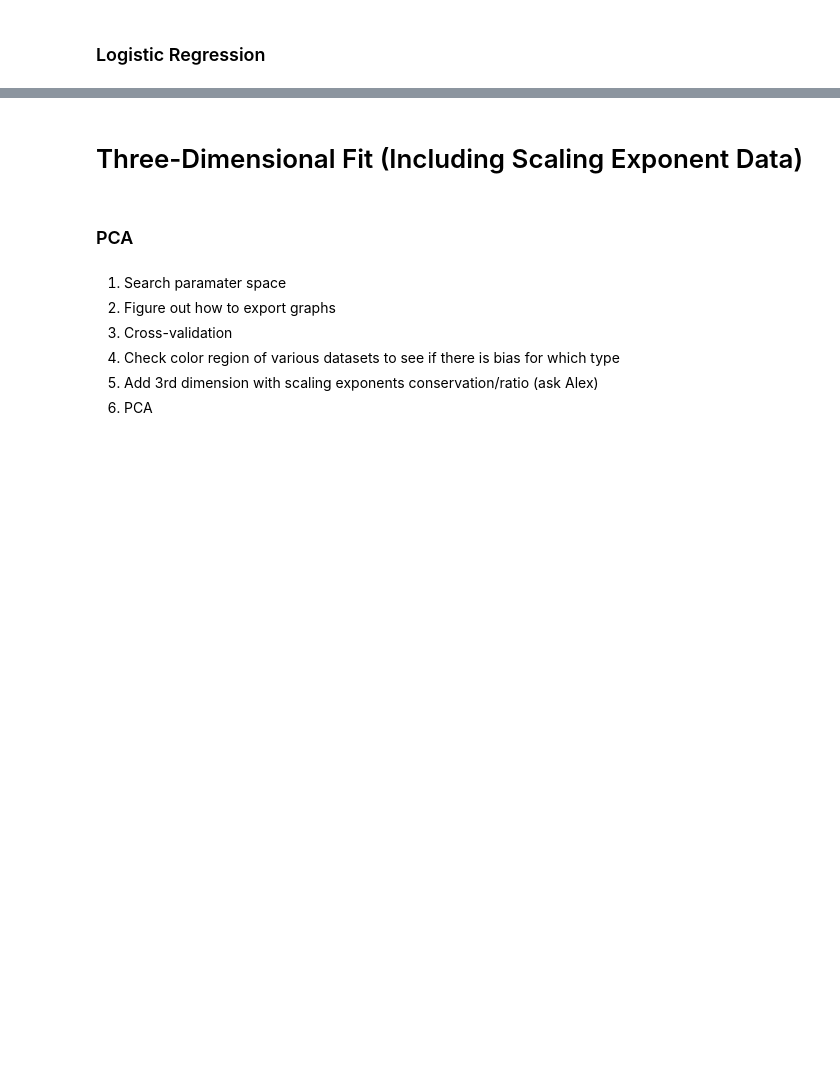
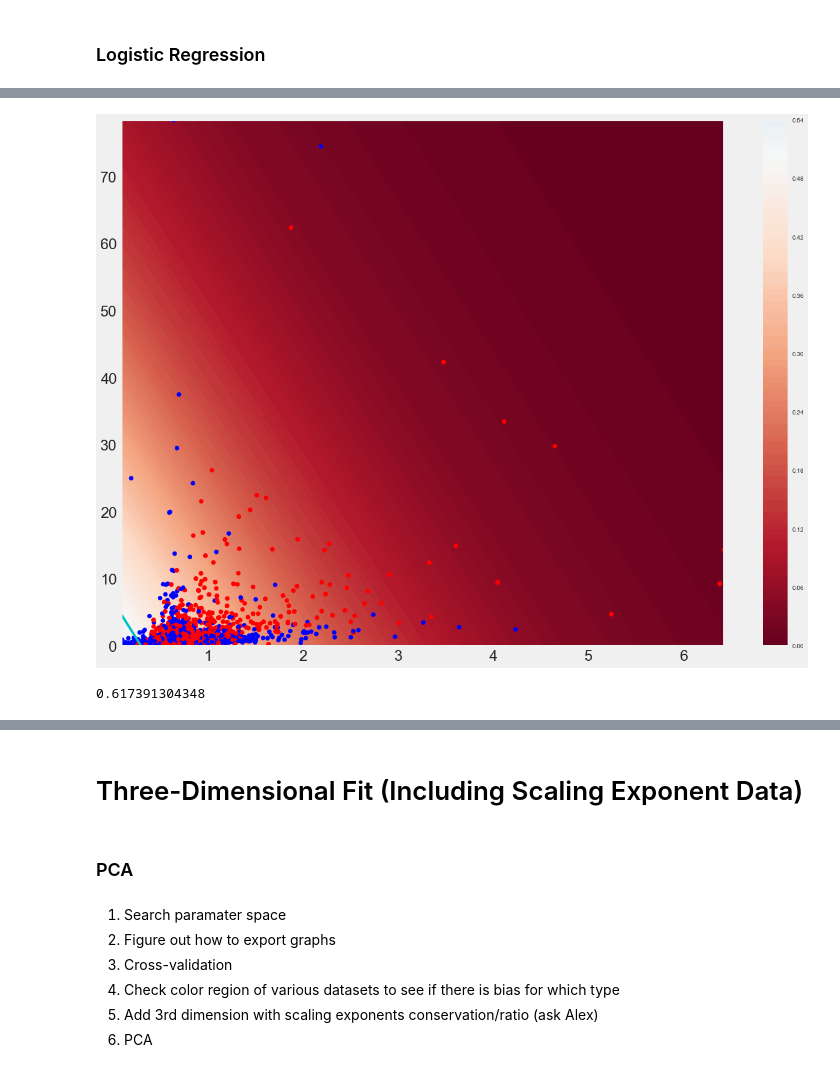
Before and after one commit to jocelynshen/Vascular-Analysis, a Jupyter notebook: Network Classification.ipynb, the cells around one changed output, grey strips where cells are left out. Drawn from its saved outputs; the diff is of its cells as text; code cells hidden in the pictures; blank space fills up the shorter version.

```diff
--- a/Network Classification.ipynb
+++ b/Network Classification.ipynb
@@ -312,0 +288,5 @@ LogReg(training, testing, 'beta.ave', 'gamma.ave', 'poly_2')
+# %%
+LogReg(training, testing, 'beta.ave', 'gamma.ave', 'lin', "beta_ave_v_gamma_ave_logreg_lin.png")
+# %% [output]
+[figure, added]
+0.617391304348
```
Also changed, not shown: parts of 30 cells of this notebook, 27 other files.
